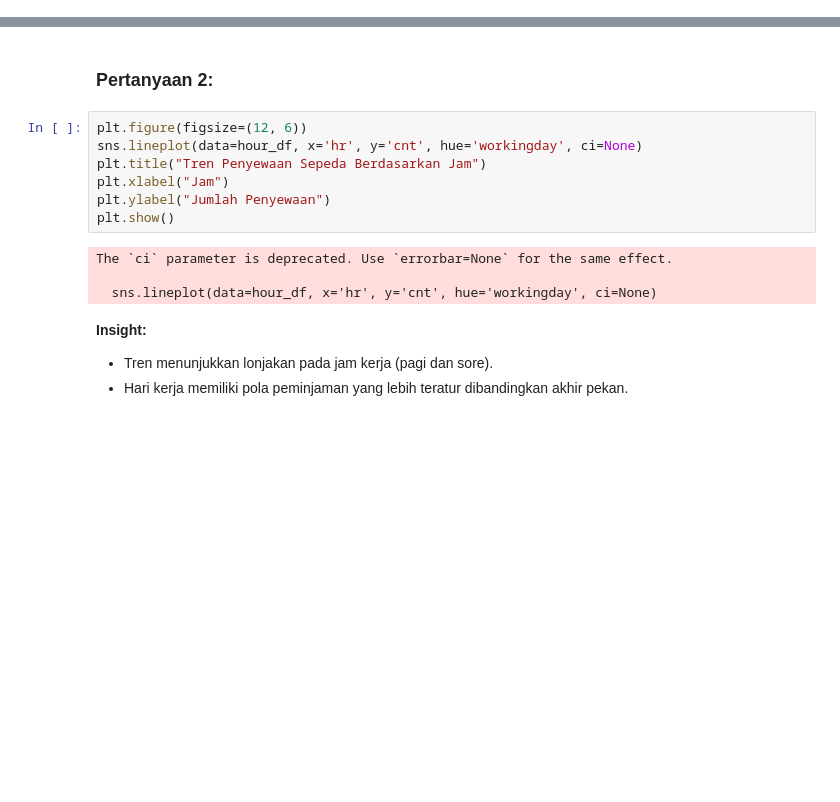
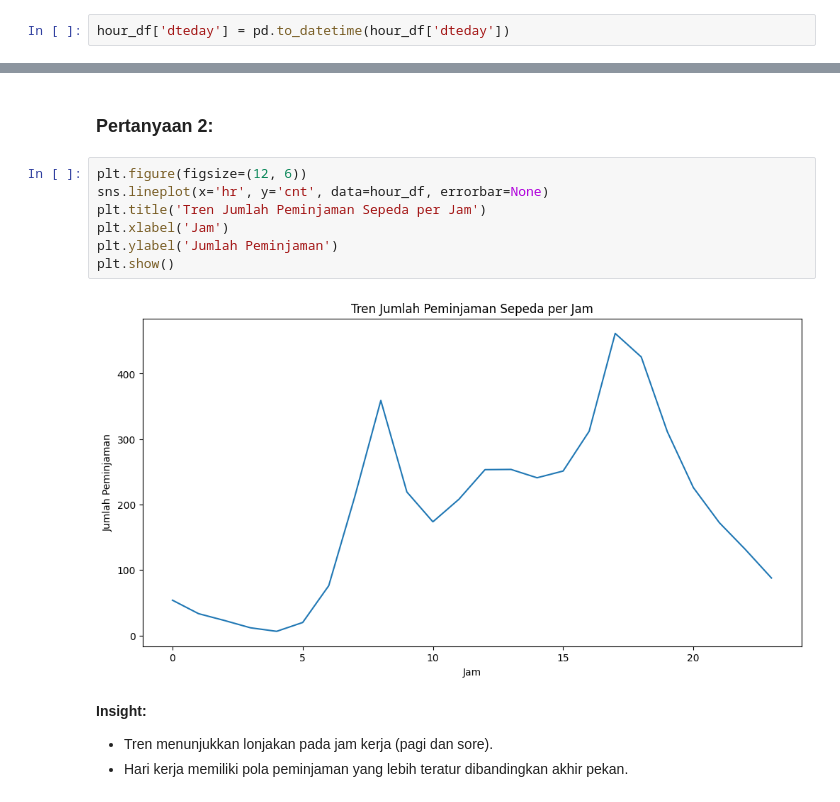
Before and after one commit to ikbalirawan/Analisis-Data, a Jupyter notebook: notebook.ipynb, the cells around one changed output, grey strips where cells are left out. Cells and saved outputs as stored; diff of their text form; blank space fills up the shorter version.

```diff
--- a/notebook.ipynb
+++ b/notebook.ipynb
@@ -116,3 +194,5 @@ dtype: int64
+# %%
+hour_df['dteday'] = pd.to_datetime(hour_df['dteday'])
 # %% [markdown]
 **Insight:**
 - Dataset bersih, tidak ada nilai kosong atau null.
@@ -147,15 +297,13 @@ plt.show()
 ### Pertanyaan 2:
 # %%
 plt.figure(figsize=(12, 6))
-sns.lineplot(data=hour_df, x='hr', y='cnt', hue='workingday', ci=None)
-plt.title("Tren Penyewaan Sepeda Berdasarkan Jam")
-plt.xlabel("Jam")
-plt.ylabel("Jumlah Penyewaan")
+sns.lineplot(x='hr', y='cnt', data=hour_df, errorbar=None)
+plt.title('Tren Jumlah Peminjaman Sepeda per Jam')
+plt.xlabel('Jam')
+plt.ylabel('Jumlah Peminjaman')
 plt.show()
 # %% [output]
-The `ci` parameter is deprecated. Use `errorbar=None` for the same effect.
-
-  sns.lineplot(data=hour_df, x='hr', y='cnt', hue='workingday', ci=None)
+[figure, added]
 # %% [markdown]
 **Insight:**
 - Tren menunjukkan lonjakan pada jam kerja (pagi dan sore).
```
Also changed, not shown: parts of 32 cells of this notebook, 1 other file.
